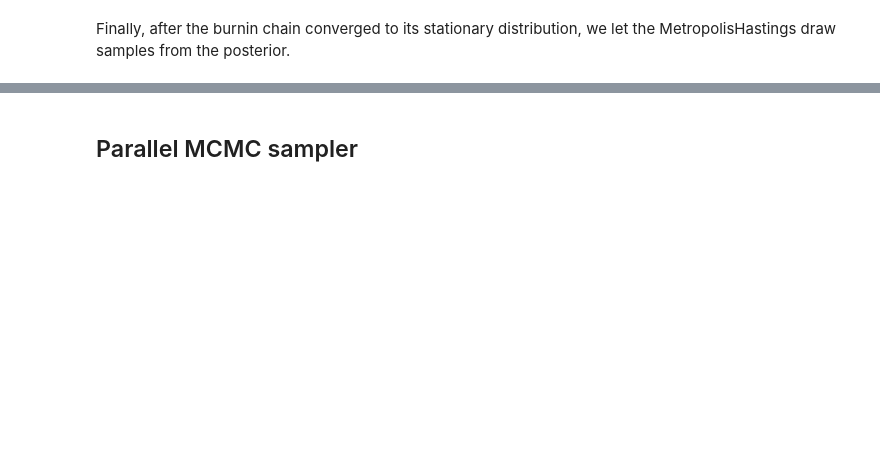
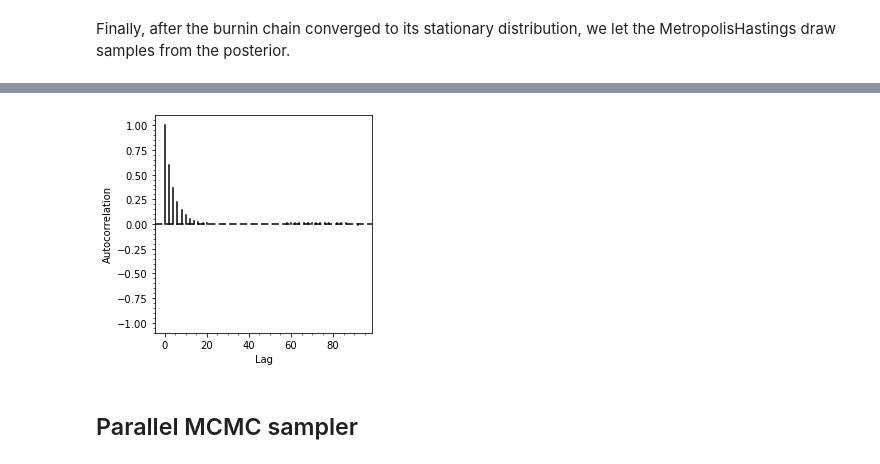
Before and after one commit to montefiore-institute/hypothesis, a Jupyter notebook: examples/markov-chain-monte-carlo/metropolis_hastings.ipynb, the cells around one changed output, grey strips where cells are left out. Drawn from its saved outputs; the diff is of its cells as text; code cells hidden in the pictures; blank space fills up the shorter version.

```diff
--- a/examples/markov-chain-monte-carlo/metropolis_hastings.ipynb
+++ b/examples/markov-chain-monte-carlo/metropolis_hastings.ipynb
@@ -58,3 +58,10 @@ plt.show()
+# %%
+from hypothesis.visualization.mcmc import plot_autocorrelation
+
+figure = plot_autocorrelation(chain, max_lag=100)
+plt.show()
+# %% [output]
+[figure, added]
 # %% [markdown]
 ## Parallel MCMC sampler
 # %%
```
Also changed, not shown: parts of 4 cells of this notebook, 2 other files.
